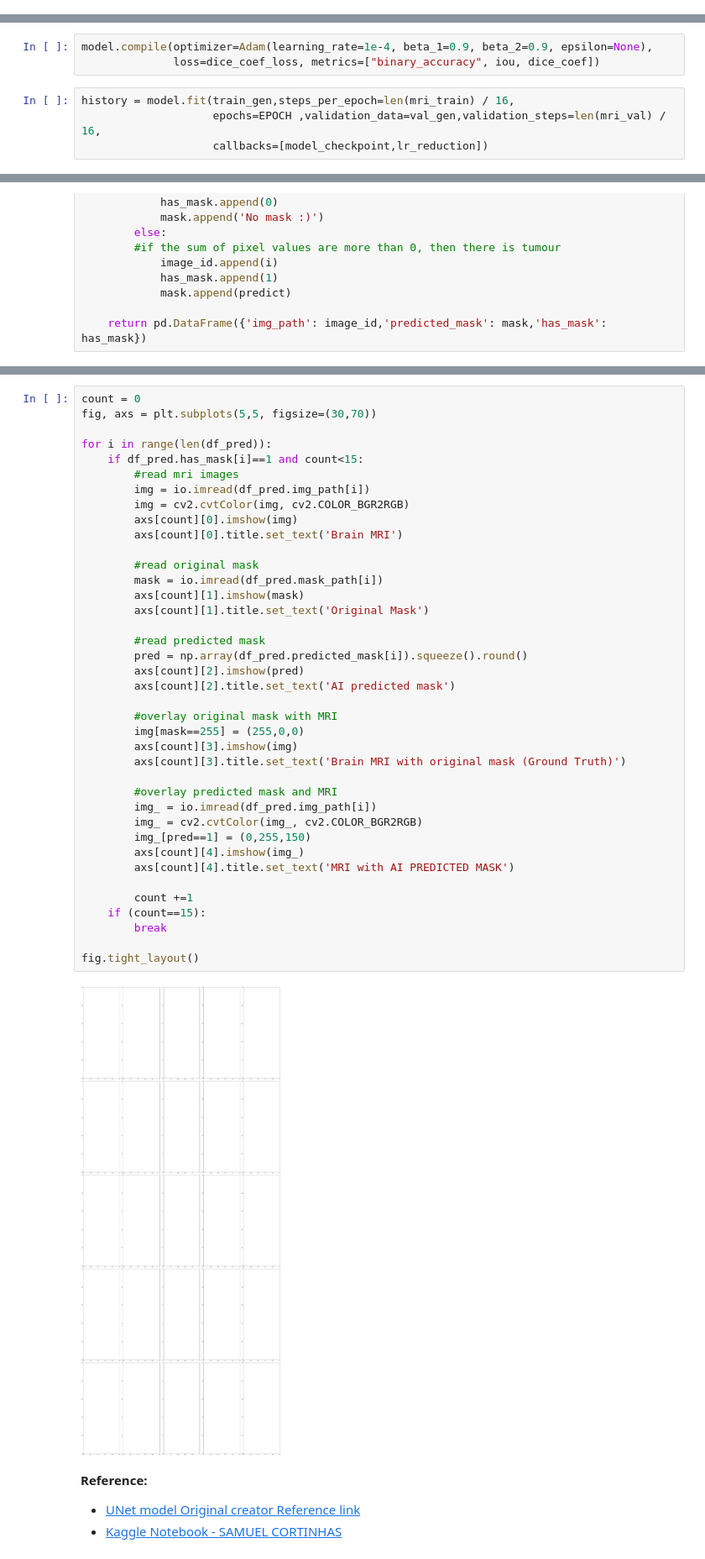
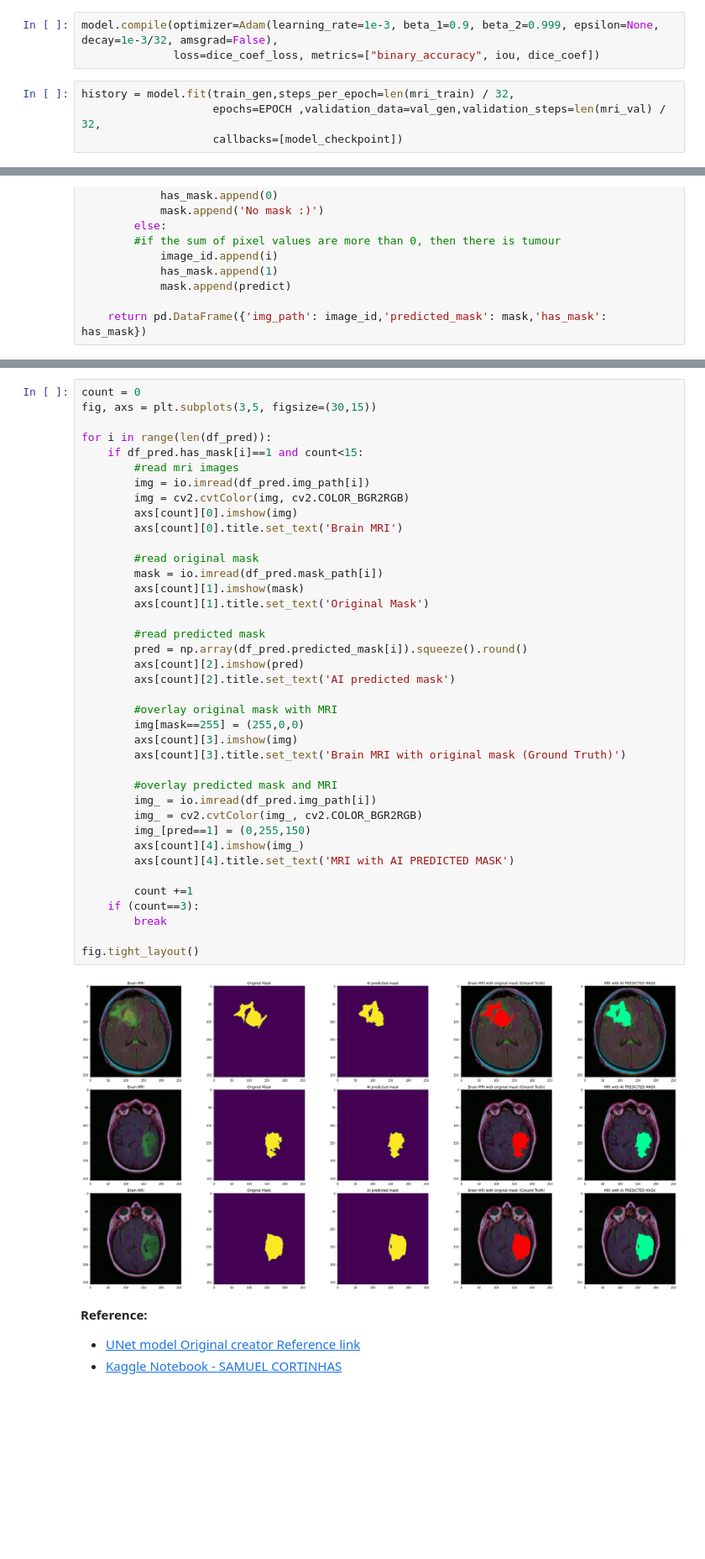
Before and after one commit to tejasurya/Brain-MRI-Detector-Segmentation-Using-UNet, a Jupyter notebook: Brain_MRI_Detector_Segmentation_UNet.ipynb, the cells around one changed output, grey strips where cells are left out. Shown at 84% size. Drawn from its saved outputs; the diff is of its cells as text; blank space fills up the shorter version.

Commit message:
Kaggle Notebook | UNet Guide 🧠 Image segmentation | Version 8

```diff
--- a/Brain_MRI_Detector_Segmentation_UNet.ipynb
+++ b/Brain_MRI_Detector_Segmentation_UNet.ipynb
@@ -500,0 +539,7 @@ learning_rate = 1e-4
+# %%
+model.compile(optimizer=Adam(learning_rate=1e-3, beta_1=0.9, beta_2=0.999, epsilon=None, decay=1e-3/32, amsgrad=False),
+              loss=dice_coef_loss, metrics=["binary_accuracy", iou, dice_coef])
+# %%
+history = model.fit(train_gen,steps_per_epoch=len(mri_train) / 32,
+                    epochs=EPOCH ,validation_data=val_gen,validation_steps=len(mri_val) / 32,
+                    callbacks=[model_checkpoint])
@@ -521,7 +573,0 @@ def dice_coef_loss(y_true, y_pred):
-# %%
-model.compile(optimizer=Adam(learning_rate=1e-4, beta_1=0.9, beta_2=0.9, epsilon=None),
-              loss=dice_coef_loss, metrics=["binary_accuracy", iou, dice_coef])
-# %%
-history = model.fit(train_gen,steps_per_epoch=len(mri_train) / 16,
-                    epochs=EPOCH ,validation_data=val_gen,validation_steps=len(mri_val) / 16,
-                    callbacks=[model_checkpoint,lr_reduction])
@@ -658,6 +679,6 @@ df_pred.head()
 # %%
 count = 0
-fig, axs = plt.subplots(5,5, figsize=(30,70))
+fig, axs = plt.subplots(3,5, figsize=(30,15))
 
 for i in range(len(df_pred)):
     if df_pred.has_mask[i]==1 and count<15:
@@ -667,35 +688,35 @@ for i in range(len(df_pred)):
         axs[count][0].imshow(img)
         axs[count][0].title.set_text('Brain MRI')
 
         #read original mask
         mask = io.imread(df_pred.mask_path[i])
         axs[count][1].imshow(mask)
         axs[count][1].title.set_text('Original Mask')
 
         #read predicted mask
         pred = np.array(df_pred.predicted_mask[i]).squeeze().round()
         axs[count][2].imshow(pred)
         axs[count][2].title.set_text('AI predicted mask')
 
         #overlay original mask with MRI
         img[mask==255] = (255,0,0)
         axs[count][3].imshow(img)
         axs[count][3].title.set_text('Brain MRI with original mask (Ground Truth)')
 
         #overlay predicted mask and MRI
         img_ = io.imread(df_pred.img_path[i])
         img_ = cv2.cvtColor(img_, cv2.COLOR_BGR2RGB)
         img_[pred==1] = (0,255,150)
         axs[count][4].imshow(img_)
         axs[count][4].title.set_text('MRI with AI PREDICTED MASK')
 
         count +=1
-    if (count==15):
+    if (count==3):
         break
 
 fig.tight_layout()
 # %% [output]
-[figure, old version]
+[figure, new version]
 # %% [markdown]
 **Reference:**
 * [UNet model Original creator Reference link](https://github.com/zhixuhao/unet)
```
Also changed, not shown: parts of 36 cells of this notebook.
